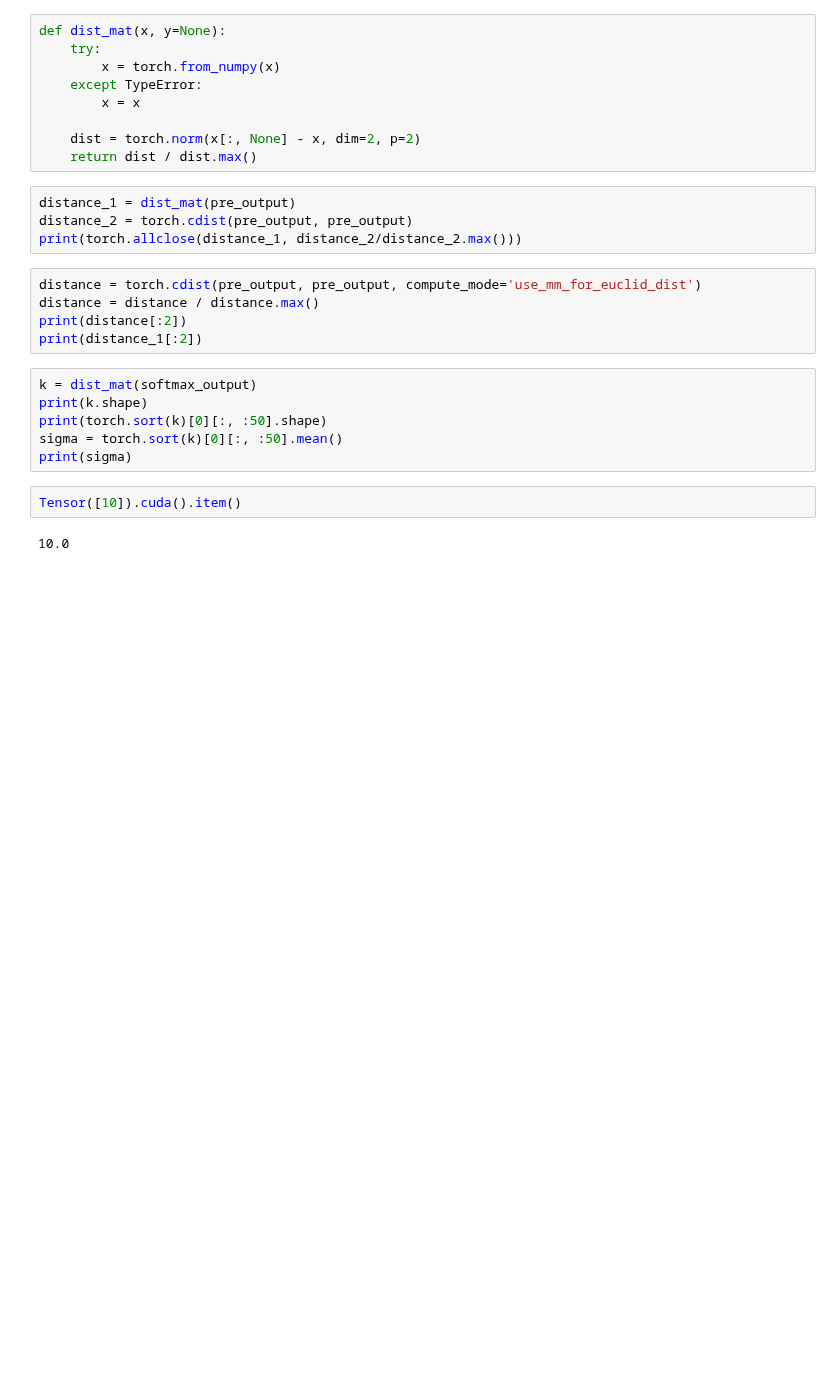
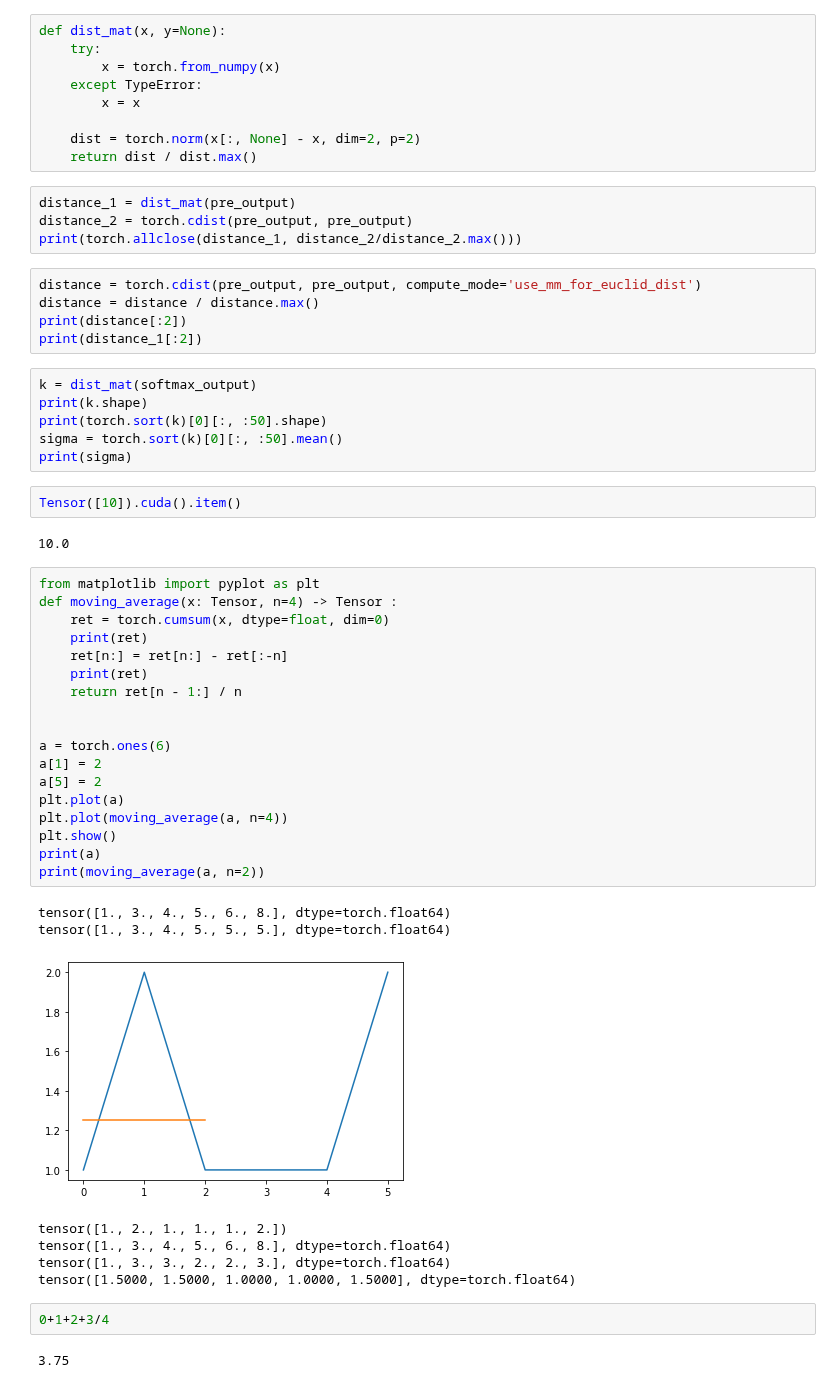
Before and after one commit to SolidusAbi/IPDL, a Jupyter notebook: notebooks/evaluationTest.ipynb, the cells around one changed output. Drawn from its saved outputs; the diff is of its cells as text; blank space fills up the shorter version.

```diff
--- a/notebooks/evaluationTest.ipynb
+++ b/notebooks/evaluationTest.ipynb
@@ -544,3 +616,33 @@ print(sigma)
 Tensor([10]).cuda().item()
 # %% [output]
 10.0
+# %%
+from matplotlib import pyplot as plt
+def moving_average(x: Tensor, n=4) -> Tensor :
+    ret = torch.cumsum(x, dtype=float, dim=0)
+    print(ret)
+    ret[n:] = ret[n:] - ret[:-n]
+    print(ret)
+    return ret[n - 1:] / n
+
+
+a = torch.ones(6)
+a[1] = 2
+a[5] = 2
+plt.plot(a)
+plt.plot(moving_average(a, n=4))
+plt.show()
+print(a)
+print(moving_average(a, n=2))
+# %% [output]
+tensor([1., 3., 4., 5., 6., 8.], dtype=torch.float64)
+tensor([1., 3., 4., 5., 5., 5.], dtype=torch.float64)
+[figure, added]
+tensor([1., 2., 1., 1., 1., 2.])
+tensor([1., 3., 4., 5., 6., 8.], dtype=torch.float64)
+tensor([1., 3., 3., 2., 2., 3.], dtype=torch.float64)
+tensor([1.5000, 1.5000, 1.0000, 1.0000, 1.5000], dtype=torch.float64)
+# %%
+0+1+2+3/4
+# %% [output]
+3.75
```
Also changed, not shown: parts of 15 cells of this notebook.
